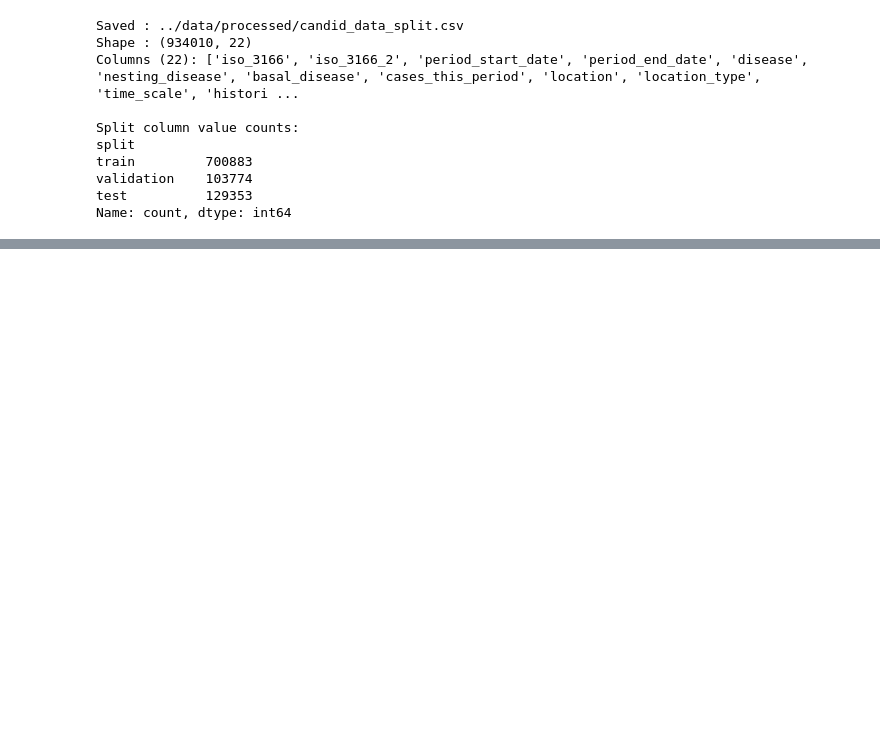
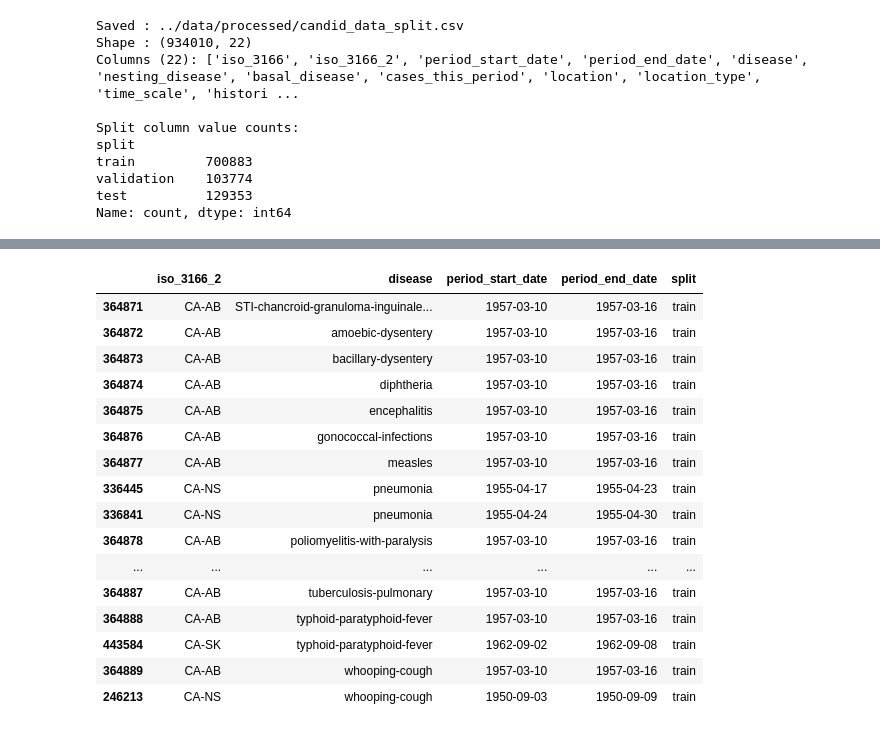
Before and after one commit to payalpt/AAI-590-capstone-canadian-health, a Jupyter notebook: notebooks/01_data_ingestion_and_eda.ipynb, the cells around one changed output, grey strips where cells are left out. Drawn from its saved outputs; the diff is of its cells as text; code cells hidden in the pictures; blank space fills up the shorter version.

```diff
--- a/notebooks/01_data_ingestion_and_eda.ipynb
+++ b/notebooks/01_data_ingestion_and_eda.ipynb
@@ -742,0 +928,25 @@ Name: count, dtype: int64
+# %%
+# Create and sort the final modeling dataset
+model_cols = [
+    "iso_3166",
+    "iso_3166_2",
+    "period_start_date",
+    "period_end_date",
+    "period_mid_date",
+    "disease",
+    "basal_disease",
+    "cases_this_period",
+    "location",
+    "location_type",
+    "time_scale",
+    "days_this_period",
+    "population",
+    "record_origin",
+    "split"
+]
+
+model_df = df[model_cols].copy()
+
+model_df = model_df.sort_values(
+    ["period_start_date", "iso_3166_2", "disease"]
+).reset_index(drop=True)
@@ -742,0 +973,29 @@ Name: count, dtype: int64
+# %%
+# Review with missing case in the final dataset
+missing_cases = model_df[model_df["cases_this_period"].isna()]
+
+missing_cases[[
+    "iso_3166_2",
+    "disease",
+    "period_start_date",
+    "period_end_date",
+    "split"
+]].sort_values(["disease", "iso_3166_2", "period_start_date"])
+# %% [output]
+|  | iso_3166_2 | disease | period_start_date | period_end_date | split |
+| 364871 | CA-AB | STI-chancroid-granuloma-inguinale... | 1957-03-10 | 1957-03-16 | train |
+| 364872 | CA-AB | amoebic-dysentery | 1957-03-10 | 1957-03-16 | train |
+| 364873 | CA-AB | bacillary-dysentery | 1957-03-10 | 1957-03-16 | train |
+| 364874 | CA-AB | diphtheria | 1957-03-10 | 1957-03-16 | train |
+| 364875 | CA-AB | encephalitis | 1957-03-10 | 1957-03-16 | train |
+| 364876 | CA-AB | gonococcal-infections | 1957-03-10 | 1957-03-16 | train |
+| 364877 | CA-AB | measles | 1957-03-10 | 1957-03-16 | train |
+| 336445 | CA-NS | pneumonia | 1955-04-17 | 1955-04-23 | train |
+| 336841 | CA-NS | pneumonia | 1955-04-24 | 1955-04-30 | train |
+| 364878 | CA-AB | poliomyelitis-with-paralysis | 1957-03-10 | 1957-03-16 | train |
+| ... | ... | ... | ... | ... | ... |
+| 364887 | CA-AB | tuberculosis-pulmonary | 1957-03-10 | 1957-03-16 | train |
+| 364888 | CA-AB | typhoid-paratyphoid-fever | 1957-03-10 | 1957-03-16 | train |
+| 443584 | CA-SK | typhoid-paratyphoid-fever | 1962-09-02 | 1962-09-08 | train |
+| 364889 | CA-AB | whooping-cough | 1957-03-10 | 1957-03-16 | train |
+| 246213 | CA-NS | whooping-cough | 1950-09-03 | 1950-09-09 | train |
```
Also changed, not shown: parts of 52 cells of this notebook.
